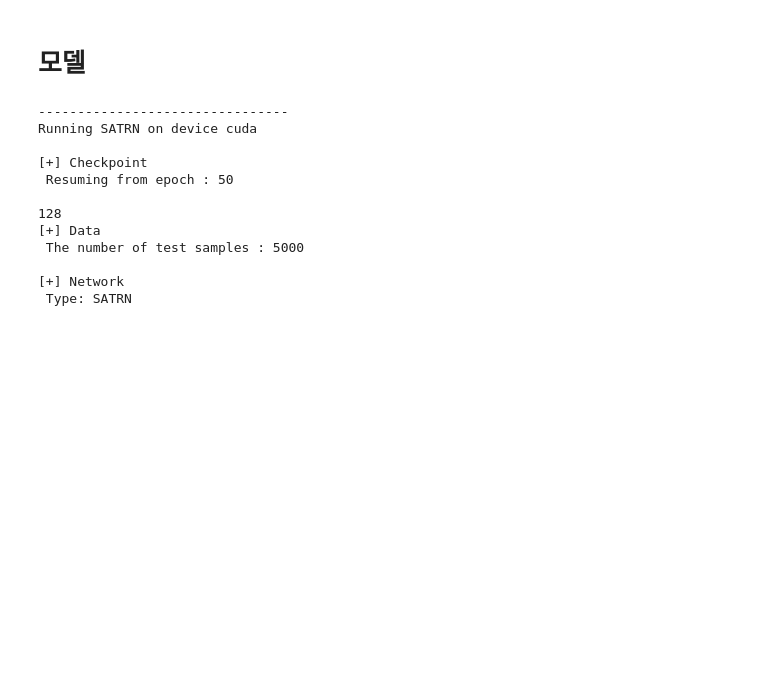
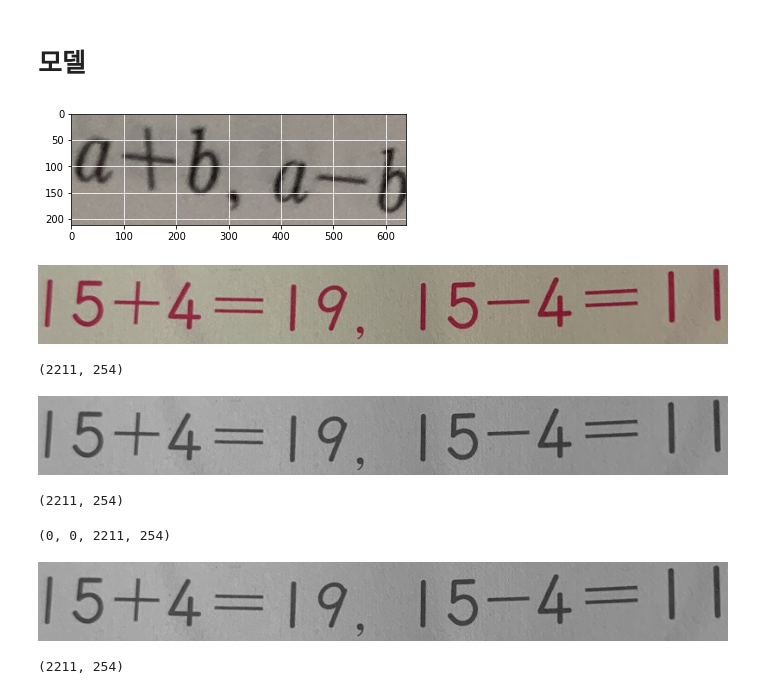
Before and after one commit to bcaitech1/p4-fr-9-googoo, a Jupyter notebook: i_can_see.ipynb, the cells around one changed output. Drawn from its saved outputs; the diff is of its cells as text; code cells hidden in the pictures; blank space fills up the shorter version.

```diff
--- a/i_can_see.ipynb
+++ b/i_can_see.ipynb
@@ -82,12 +61,12 @@ from dataset import dataset_loader, START, PAD,load_vocab
 # 이후 parser에 접근 하는 코드 모두 알맞게 수정
 cfg = dict()
 # 1. 학습된 모델 체크포인트
-cfg['checkpoint'] = '/opt/ml/code/log/satrn_50/checkpoints/0050.pth'
+cfg['checkpoint'] = '/opt/ml/code/log/satrn7/checkpoints/0060.pth'
 # 2. EDA에 사용할 데이터
 cfg['file_path'] = '/opt/ml/input/data/train_dataset/gt.txt'
 # 3. 사용할 데이터 범위 (train_dataset 십만개 기준, 한번에 하면 에러가 나서.)
-cfg['start'] = 30000
-cfg['end'] = 35000
+cfg['start'] = 0
+cfg['end'] = 100
 # 4. 기타
 cfg['max_sequence'] = 230
 cfg['batch_size'] = 32
@@ -140,6 +119,7 @@ transformed = transforms.Compose(
             transforms.ToTensor(),
         ]
     )
+print('size',options.input_size.height, options.input_size.width)
 test_dataset = LoadEvalDataset(
     test_data,
     checkpoint["token_to_id"],
@@ -171,16 +151,3 @@ print(
     "[+] Network\n",
     "Type: {}\n".format(options.network),
 )
-# %% [output]
---------------------------------
-Running SATRN on device cuda
-
-[+] Checkpoint
- Resuming from epoch : 50
-
-128
-[+] Data
- The number of test samples : 5000
-
-[+] Network
- Type: SATRN
@@ -193,6 +229,7 @@ def origin_img(img_path):
     plt.grid(True, color='w')
     plt.imshow(img)
     plt.show()
+    return
 # %%
 def cal_invisible_braket(gt, pred):
     cnt1, cnt2 = 0, 0
@@ -230,0 +270,4 @@ with open(os.path.join(cfg['log_dir'], "error_eda1.csv"), "a") as a:
+# %%
+origin_img('/opt/ml/input/data/train_dataset/images/' + d["file_path"][0])
+# %% [output]
+[figure, added]
@@ -230,0 +279,8 @@ with open(os.path.join(cfg['log_dir'], "error_eda1.csv"), "a") as a:
+# %%
+img
+# %% [output]
+[figure, added]
+# %%
+img.size
+# %% [output]
+(2211, 254)
@@ -230,0 +289,8 @@ with open(os.path.join(cfg['log_dir'], "error_eda1.csv"), "a") as a:
+# %%
+converted
+# %% [output]
+[figure, added]
+# %%
+converted.size
+# %% [output]
+(2211, 254)
@@ -230,0 +299,4 @@ with open(os.path.join(cfg['log_dir'], "error_eda1.csv"), "a") as a:
+# %%
+bounding_box
+# %% [output]
+(0, 0, 2211, 254)
@@ -230,0 +305,8 @@ with open(os.path.join(cfg['log_dir'], "error_eda1.csv"), "a") as a:
+# %%
+croped
+# %% [output]
+[figure, added]
+# %%
+croped.size
+# %% [output]
+(2211, 254)
```
Also changed, not shown: parts of 41 cells of this notebook, 22 other files.
